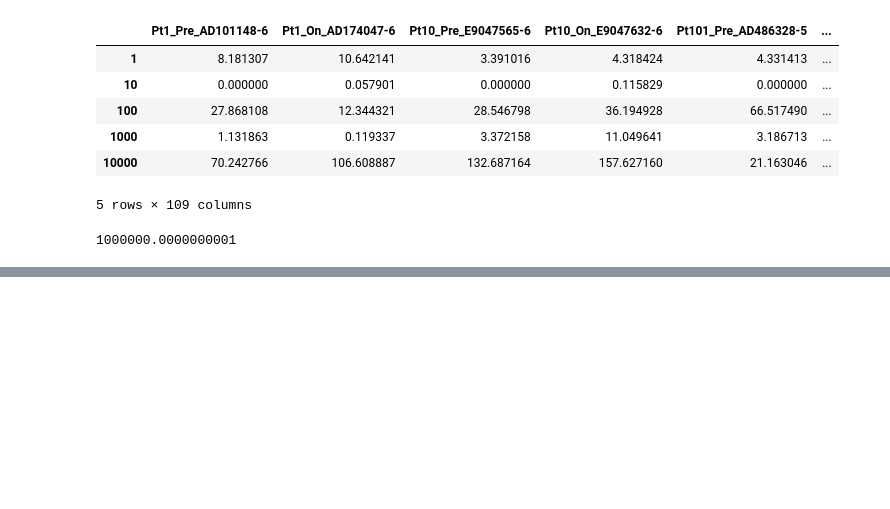
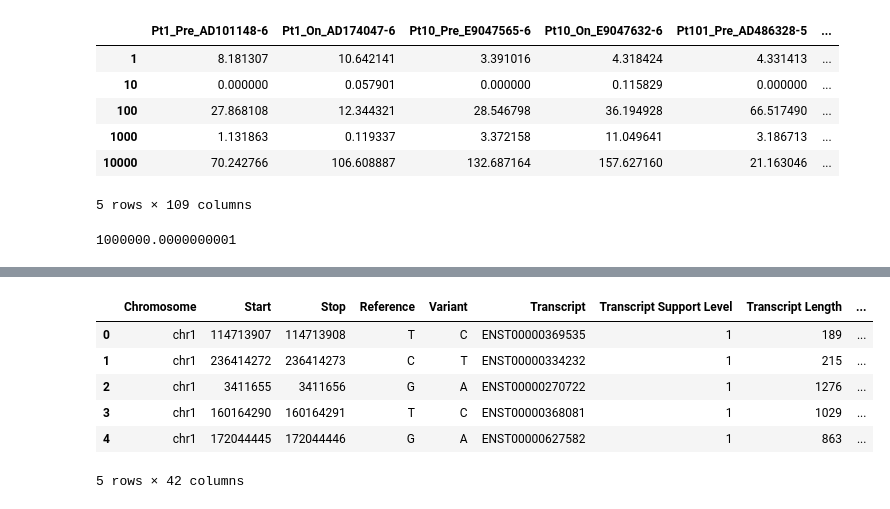
Before and after one commit to Ethanlong2000/Capstone-Project, a Jupyter notebook: script/check_file.ipynb, the cells around one changed output, grey strips where cells are left out. Drawn from its saved outputs; the diff is of its cells as text; code cells hidden in the pictures; blank space fills up the shorter version.

```diff
--- a/script/check_file.ipynb
+++ b/script/check_file.ipynb
@@ -423,0 +426,3 @@ tpm_from_fpkm.to_csv('/work/longyh/BY/processed/GSE91061_BMS038109Sample.hg19Kno
+# %%
+pt3_qc_path='/work/longyh/BY/processed/QC/Pt3_tumor.MHC_I.all_epitopes.QC.tsv'
+pt3_qc=pd.read_csv(pt3_qc_path,sep='\t')
@@ -423,0 +446,10 @@ tpm_from_fpkm.to_csv('/work/longyh/BY/processed/GSE91061_BMS038109Sample.hg19Kno
+# %%
+pt3_qc.head()
+# %% [output]
+|  | Chromosome | Start | Stop | Reference | Variant | Transcript | Transcript Support Level | Transcript Length | ... |
+| 0 | chr1 | 114713907 | 114713908 | T | C | ENST00000369535 | 1 | 189 | ... |
+| 1 | chr1 | 236414272 | 236414273 | C | T | ENST00000334232 | 1 | 215 | ... |
+| 2 | chr1 | 3411655 | 3411656 | G | A | ENST00000270722 | 1 | 1276 | ... |
+| 3 | chr1 | 160164290 | 160164291 | T | C | ENST00000368081 | 1 | 1029 | ... |
+| 4 | chr1 | 172044445 | 172044446 | G | A | ENST00000627582 | 1 | 863 | ... |
+5 rows × 42 columns
```
Also changed, not shown: parts of 17 cells of this notebook, 3 other files.
